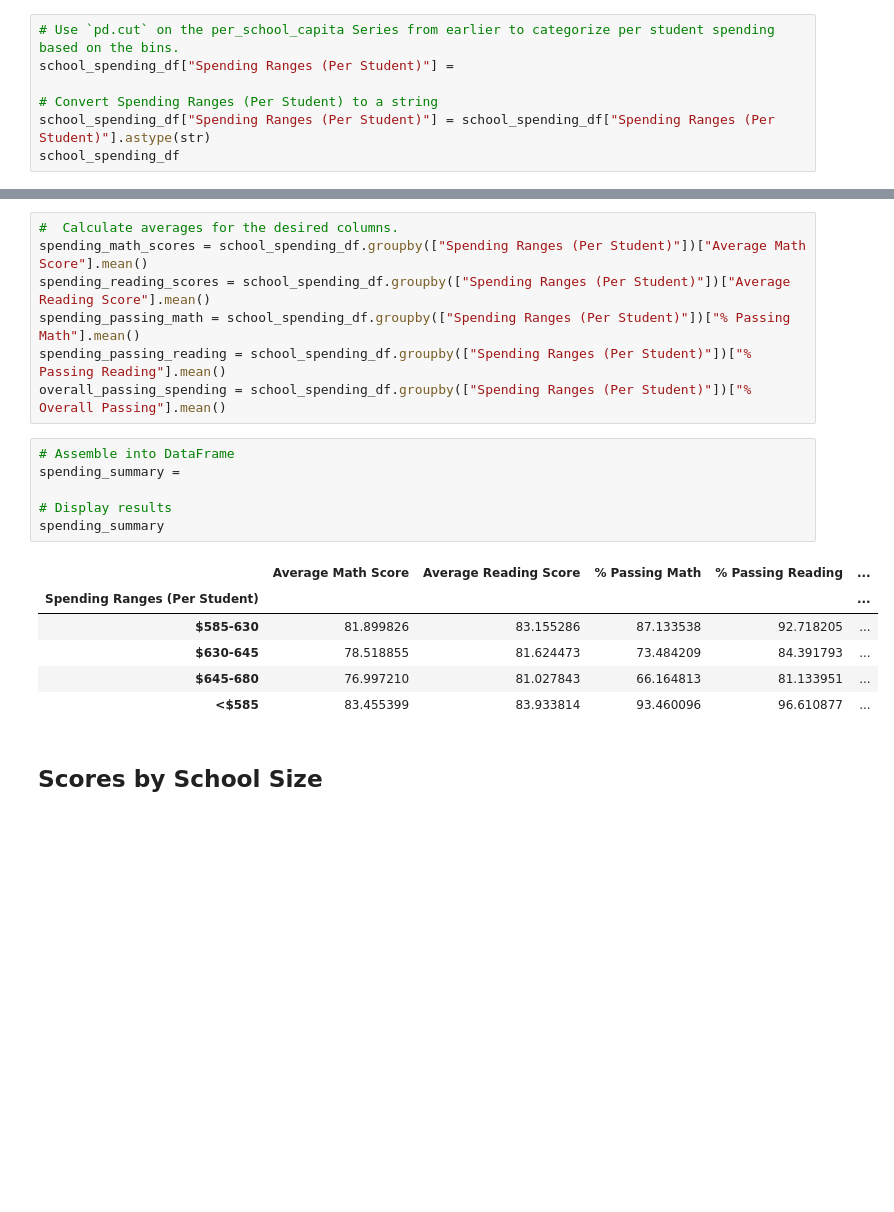
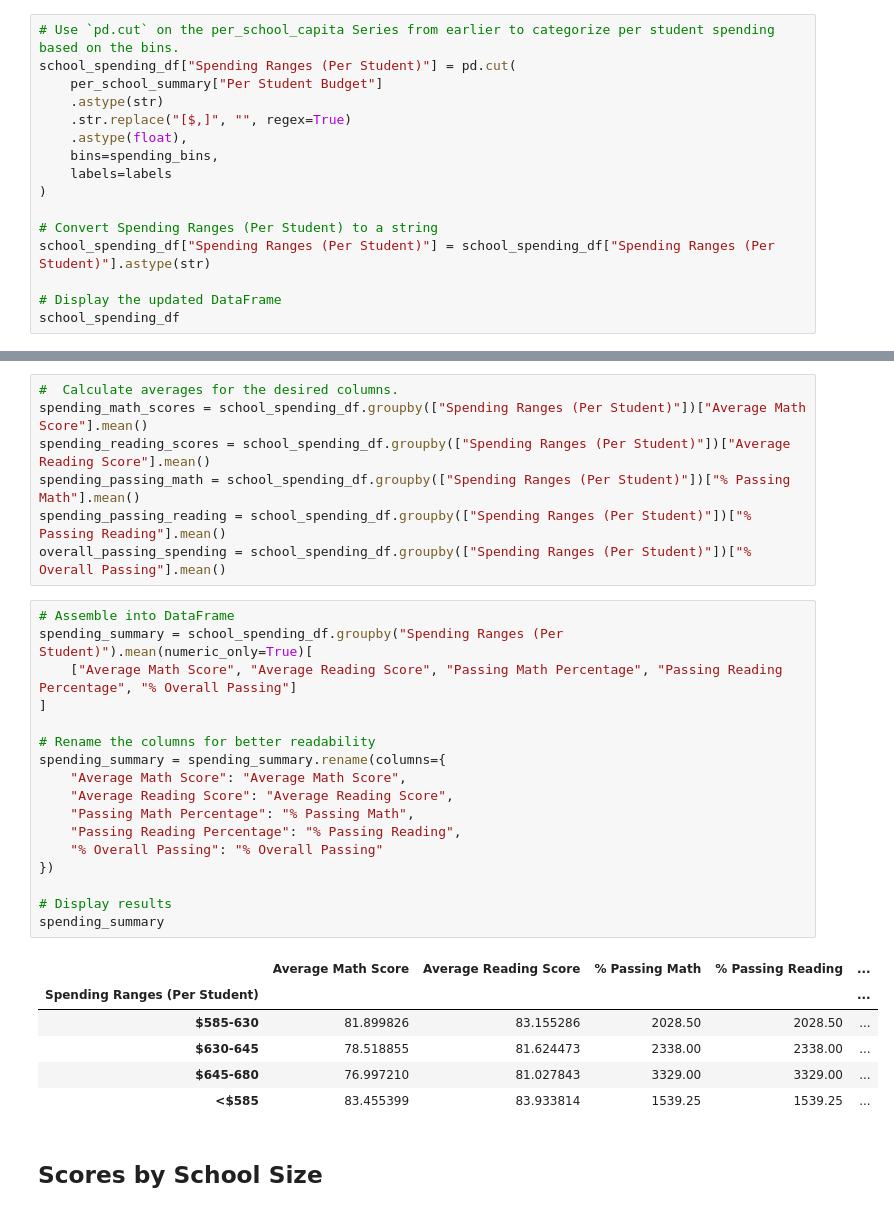
Before and after one commit to AzaniaHH/pandas-challange, a Jupyter notebook: PyCitySchools/PyCitySchools.ipynb, the cells around one changed output, grey strips where cells are left out. Cells and saved outputs as stored; diff of their text form; blank space fills up the shorter version.

```diff
--- a/PyCitySchools/PyCitySchools.ipynb
+++ b/PyCitySchools/PyCitySchools.ipynb
@@ -382,10 +446,19 @@ labels = ["<$585", "$585-630", "$630-645", "$645-680"]
 school_spending_df = per_school_summary.copy()
 # %%
 # Use `pd.cut` on the per_school_capita Series from earlier to categorize per student spending based on the bins.
-school_spending_df["Spending Ranges (Per Student)"] =
+school_spending_df["Spending Ranges (Per Student)"] = pd.cut(
+    per_school_summary["Per Student Budget"]
+    .astype(str)
+    .str.replace("[$,]", "", regex=True)
+    .astype(float),
+    bins=spending_bins,
+    labels=labels
+)
 
 # Convert Spending Ranges (Per Student) to a string
 school_spending_df["Spending Ranges (Per Student)"] = school_spending_df["Spending Ranges (Per Student)"].astype(str)
+
+# Display the updated DataFrame
 school_spending_df
 # %% [output]
 |  | School Type | Total Students | Total School Budget | Per Student Budget | Average Math Score | ... |
@@ -412,19 +485,30 @@ spending_reading_scores = school_spending_df.groupby(["Spending Ranges (Per Stud
 spending_passing_math = school_spending_df.groupby(["Spending Ranges (Per Student)"])["% Passing Math"].mean()
 spending_passing_reading = school_spending_df.groupby(["Spending Ranges (Per Student)"])["% Passing Reading"].mean()
 overall_passing_spending = school_spending_df.groupby(["Spending Ranges (Per Student)"])["% Overall Passing"].mean()
-# %%
-# Assemble into DataFrame
-spending_summary =
-
-# Display results
-spending_summary
-# %% [output]
-|  | Average Math Score | Average Reading Score | % Passing Math | % Passing Reading | ... |
-| Spending Ranges (Per Student) |  |  |  |  | ... |
-| $585-630 | 81.899826 | 83.155286 | 87.133538 | 92.718205 | ... |
-| $630-645 | 78.518855 | 81.624473 | 73.484209 | 84.391793 | ... |
-| $645-680 | 76.997210 | 81.027843 | 66.164813 | 81.133951 | ... |
-| <$585 | 83.455399 | 83.933814 | 93.460096 | 96.610877 | ... |
+# %%
+# Assemble into DataFrame
+spending_summary = school_spending_df.groupby("Spending Ranges (Per Student)").mean(numeric_only=True)[
+    ["Average Math Score", "Average Reading Score", "Passing Math Percentage", "Passing Reading Percentage", "% Overall Passing"]
+]
+
+# Rename the columns for better readability
+spending_summary = spending_summary.rename(columns={
+    "Average Math Score": "Average Math Score",
+    "Average Reading Score": "Average Reading Score",
+    "Passing Math Percentage": "% Passing Math",
+    "Passing Reading Percentage": "% Passing Reading",
+    "% Overall Passing": "% Overall Passing"
+})
+
+# Display results
+spending_summary
+# %% [output]
+|  | Average Math Score | Average Reading Score | % Passing Math | % Passing Reading | ... |
+| Spending Ranges (Per Student) |  |  |  |  | ... |
+| $585-630 | 81.899826 | 83.155286 | 2028.50 | 2028.50 | ... |
+| $630-645 | 78.518855 | 81.624473 | 2338.00 | 2338.00 | ... |
+| $645-680 | 76.997210 | 81.027843 | 3329.00 | 3329.00 | ... |
+| <$585 | 83.455399 | 83.933814 | 1539.25 | 1539.25 | ... |
 # %% [markdown]
 ## Scores by School Size
 # %%
```
Also changed, not shown: parts of 13 cells of this notebook.
